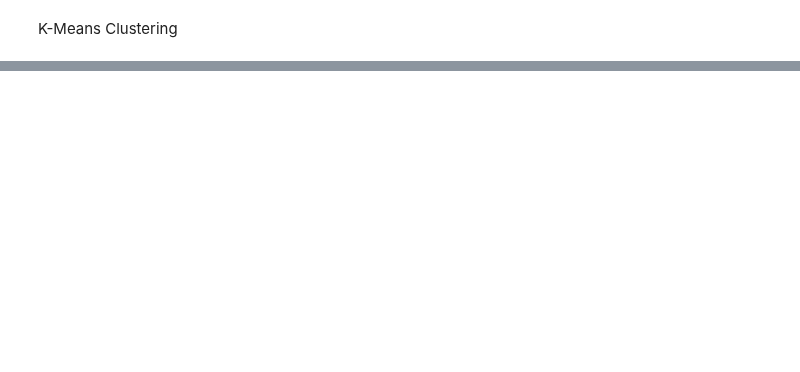
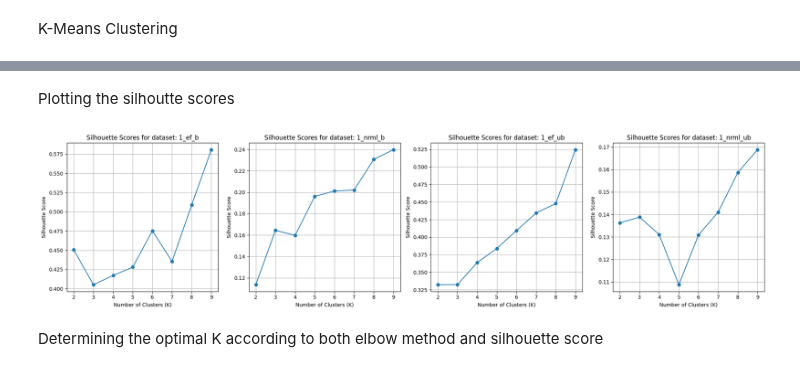
Before and after one commit to machine-learning-hwu-project/Dubai_UG_11, a Jupyter notebook: clustering/kmeans/km_c.ipynb, the cells around one changed output, grey strips where cells are left out. Drawn from its saved outputs; the diff is of its cells as text; code cells hidden in the pictures; blank space fills up the shorter version.

```diff
--- a/clustering/kmeans/km_c.ipynb
+++ b/clustering/kmeans/km_c.ipynb
@@ -44,0 +113,20 @@ K-Means Clustering
+# %% [markdown]
+Plotting the silhoutte scores
+# %%
+num_datasets = len(data_frames)
+fig, axes = plt.subplots(1, num_datasets, figsize=(5 * num_datasets, 5))
+
+for idx, (key, value) in enumerate(data_frames.items()):
+    ax = axes[idx] if num_datasets > 1 else axes
+    ax.plot(K_range, sil_scores[key], marker='o')
+    ax.set_xlabel('Number of Clusters (K)')
+    ax.set_ylabel('Silhouette Score')
+    ax.set_title(f'Silhouette Scores for dataset: {key}')
+    ax.grid(True)
+
+plt.tight_layout()
+plt.show()
+# %% [output]
+[figure, added]
+# %% [markdown]
+Determining the optimal K according to both elbow method and silhouette score
```
Also changed, not shown: parts of 31 cells of this notebook.
